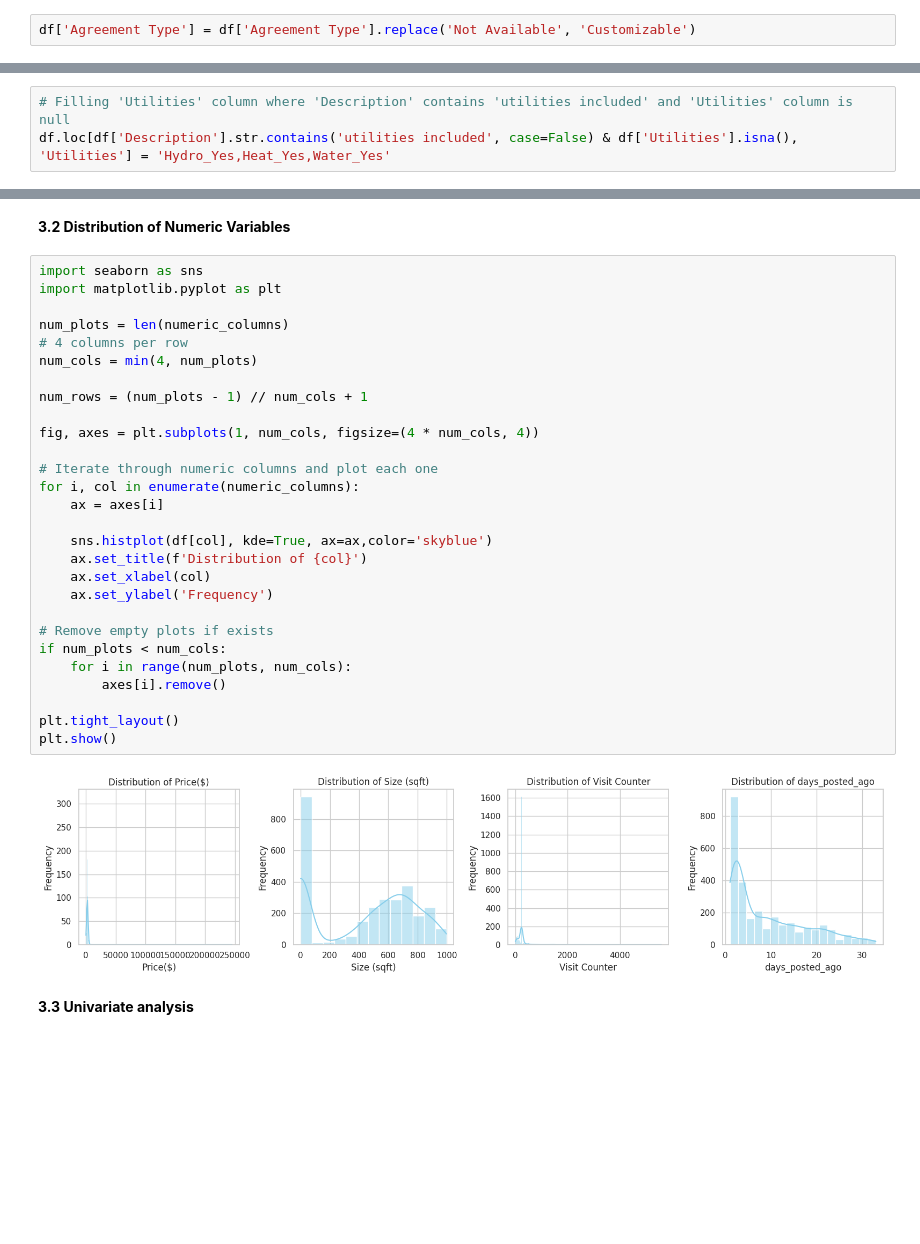
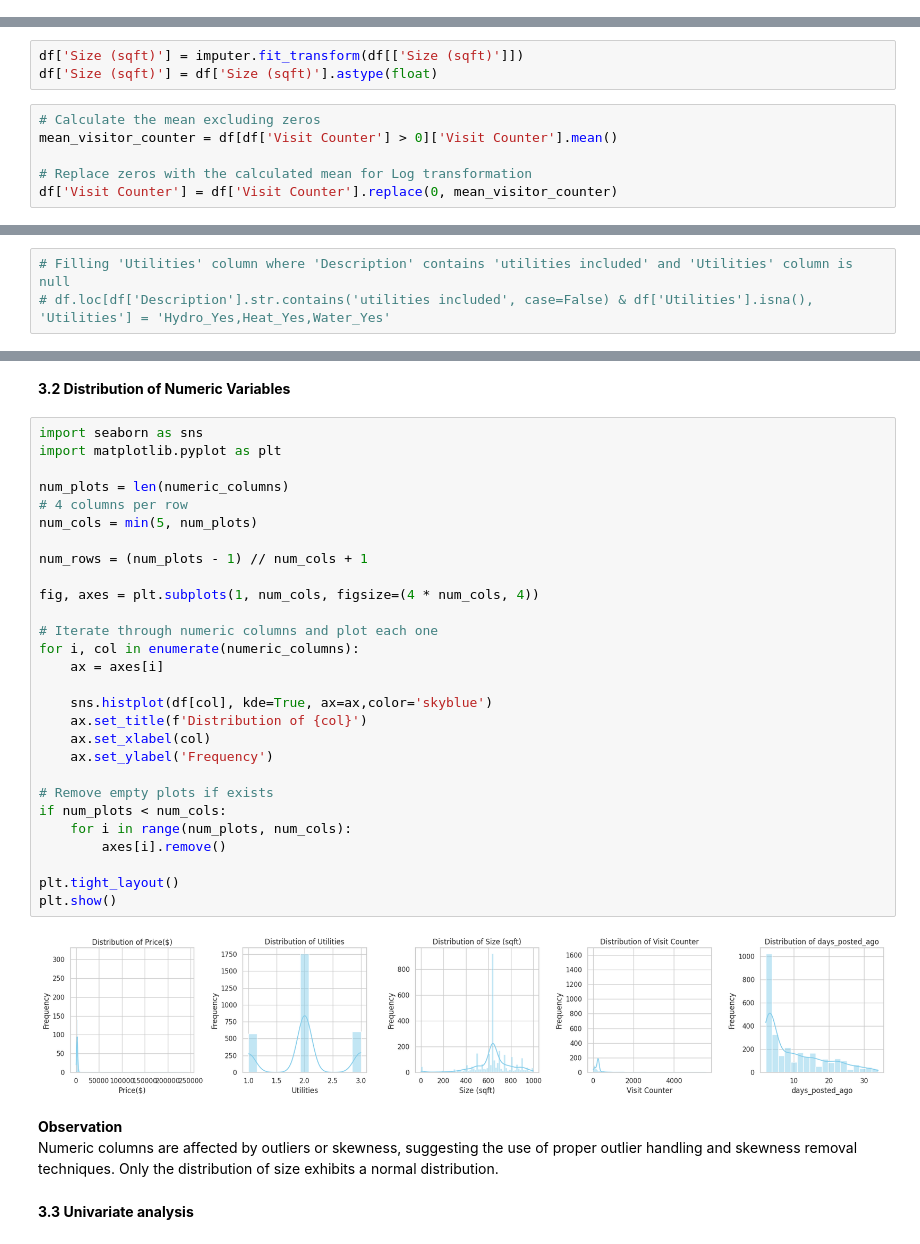
Before and after one commit to umeshkhatiwada13/Machine_learning_nootbooks, a Jupyter notebook: Kijiji_appartment_analysis_v1.ipynb, the cells around one changed output, grey strips where cells are left out. Saved outputs shown, nothing was run; the diff lists cells and outputs as text; blank space fills up the shorter version.

```diff
--- a/Kijiji_appartment_analysis_v1.ipynb
+++ b/Kijiji_appartment_analysis_v1.ipynb
@@ -188,5 +225,3 @@ df['Utilities'] = df['Utilities'].astype(int)
 df['Utilities'].unique()
 # %% [output]
 array([2, 1, 3])
-# %%
-df['Agreement Type'] = df['Agreement Type'].replace('Not Available', 'Customizable')
@@ -221,0 +228,9 @@ df.head()
+# %%
+df['Size (sqft)'] = imputer.fit_transform(df[['Size (sqft)']])
+df['Size (sqft)'] = df['Size (sqft)'].astype(float)
+# %%
+# Calculate the mean excluding zeros
+mean_visitor_counter = df[df['Visit Counter'] > 0]['Visit Counter'].mean()
+
+# Replace zeros with the calculated mean for Log transformation
+df['Visit Counter'] = df['Visit Counter'].replace(0, mean_visitor_counter)
@@ -256,7 +267,7 @@ print(count_utilities_in_description)
 0
 # %%
 # Filling 'Utilities' column where 'Description' contains 'utilities included' and 'Utilities' column is null
-df.loc[df['Description'].str.contains('utilities included', case=False) & df['Utilities'].isna(), 'Utilities'] = 'Hydro_Yes,Heat_Yes,Water_Yes'
+# df.loc[df['Description'].str.contains('utilities included', case=False) & df['Utilities'].isna(), 'Utilities'] = 'Hydro_Yes,Heat_Yes,Water_Yes'
 # %%
 # Filter the DataFrame, dropping rows with NaN values in the 'Description' column
 filtered_df = df.dropna(subset=['Description'])
@@ -381,33 +399,36 @@ max    245000.000000   998.000000    5580.000000        33.000000
 # %%
 import seaborn as sns
 import matplotlib.pyplot as plt
 
 num_plots = len(numeric_columns)
 # 4 columns per row
-num_cols = min(4, num_plots)
+num_cols = min(5, num_plots)
 
 num_rows = (num_plots - 1) // num_cols + 1
 
 fig, axes = plt.subplots(1, num_cols, figsize=(4 * num_cols, 4))
 
 # Iterate through numeric columns and plot each one
 for i, col in enumerate(numeric_columns):
     ax = axes[i]
 
     sns.histplot(df[col], kde=True, ax=ax,color='skyblue')
     ax.set_title(f'Distribution of {col}')
     ax.set_xlabel(col)
     ax.set_ylabel('Frequency')
 
 # Remove empty plots if exists
 if num_plots < num_cols:
     for i in range(num_plots, num_cols):
         axes[i].remove()
 
 plt.tight_layout()
 plt.show()
 # %% [output]
-[figure, old version]
+[figure, new version]
+# %% [markdown]
+**Observation** <br>
+Numeric columns are affected by outliers or skewness, suggesting the use of proper outlier handling and skewness removal techniques. Only the distribution of size exhibits a normal distribution.
 # %% [markdown]
 **3.3 Univariate analysis**
 # %% [markdown]
```
Also changed, not shown: parts of 136 cells of this notebook.
